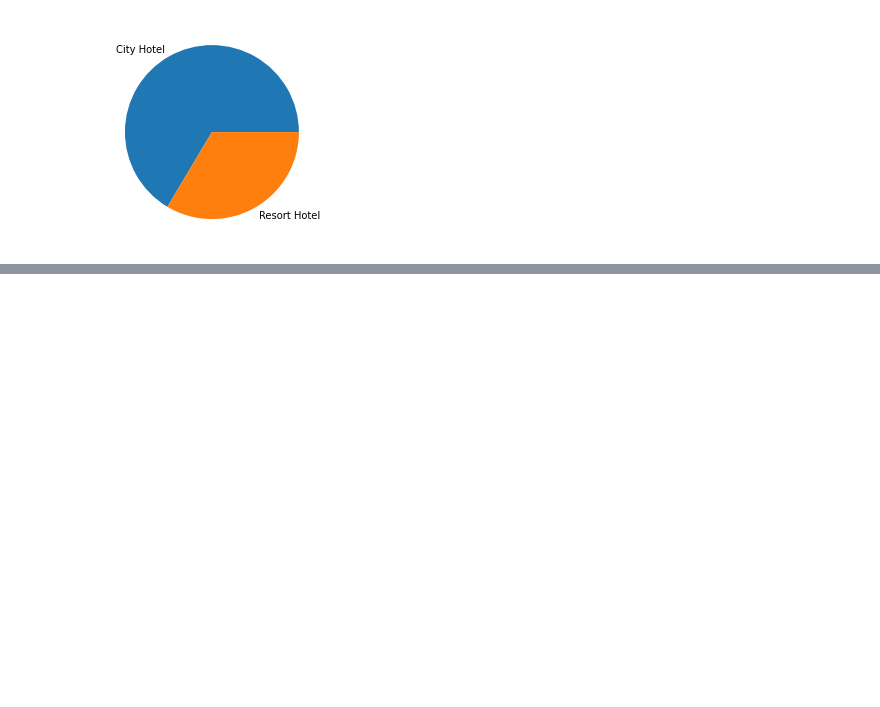
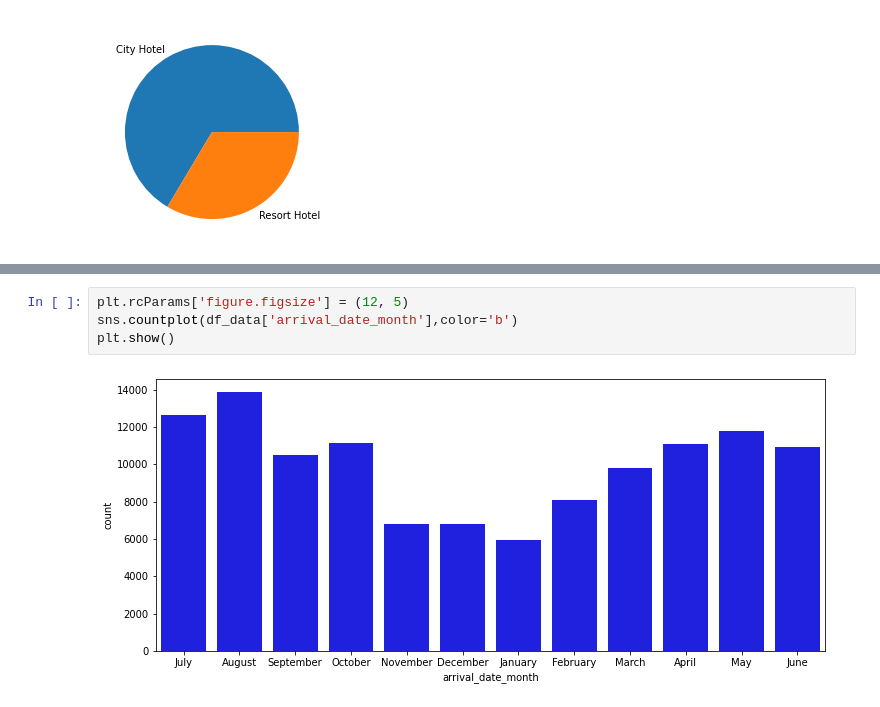
Before and after one commit to kiran2424/hotel-booking-data-analysis, a Jupyter notebook: Copy_of_Hotel_Booking_Analysis_Capstone_Project.ipynb, the cells around one changed output, grey strips where cells are left out. Cells and saved outputs as stored; diff of their text form; blank space fills up the shorter version.

```diff
--- a/Copy_of_Hotel_Booking_Analysis_Capstone_Project.ipynb
+++ b/Copy_of_Hotel_Booking_Analysis_Capstone_Project.ipynb
@@ -98,0 +208,6 @@ plt.show()
+# %%
+plt.rcParams['figure.figsize'] = (12, 5)
+sns.countplot(df_data['arrival_date_month'],color='b')
+plt.show()
+# %% [output]
+[figure, added]
```
Also changed, not shown: parts of 31 cells of this notebook.
